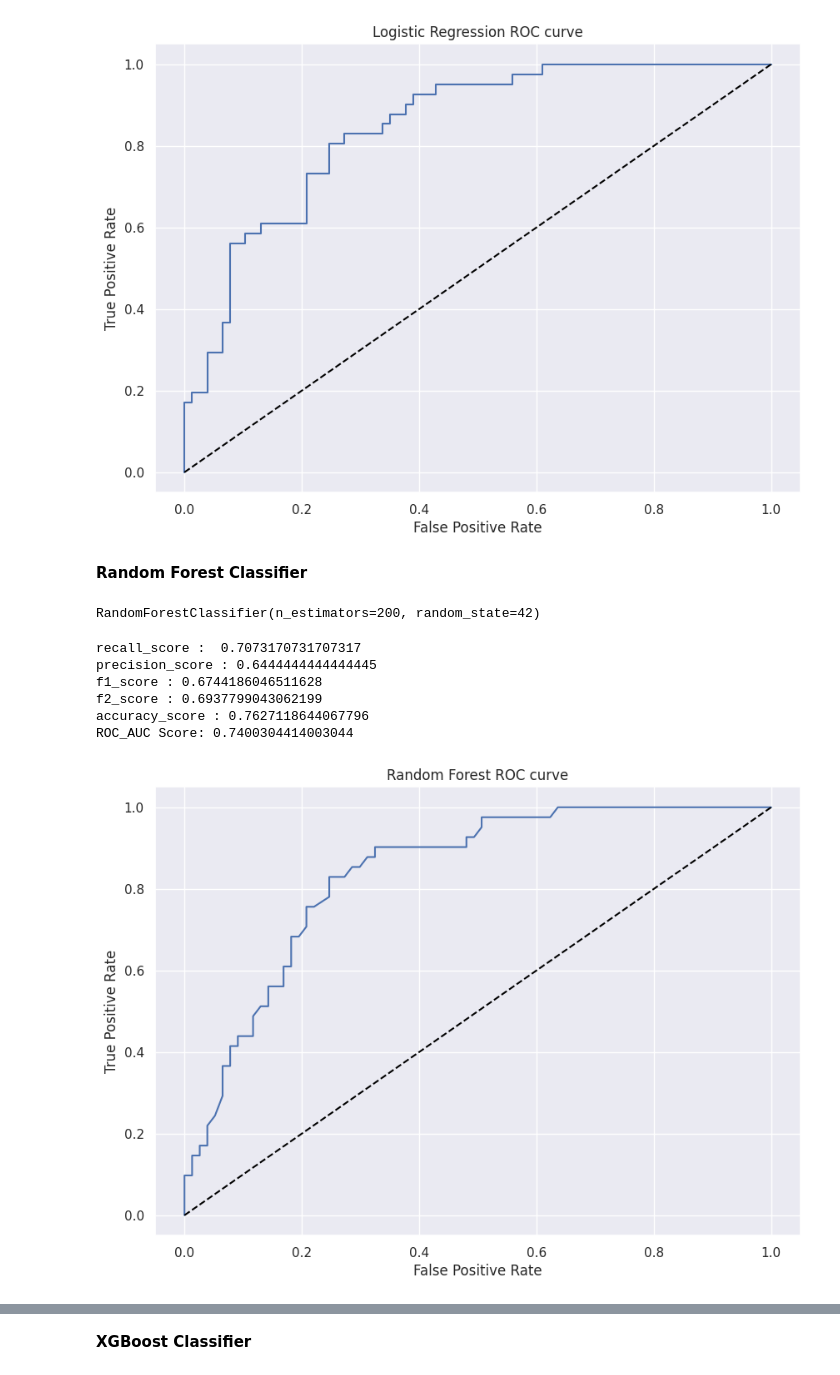
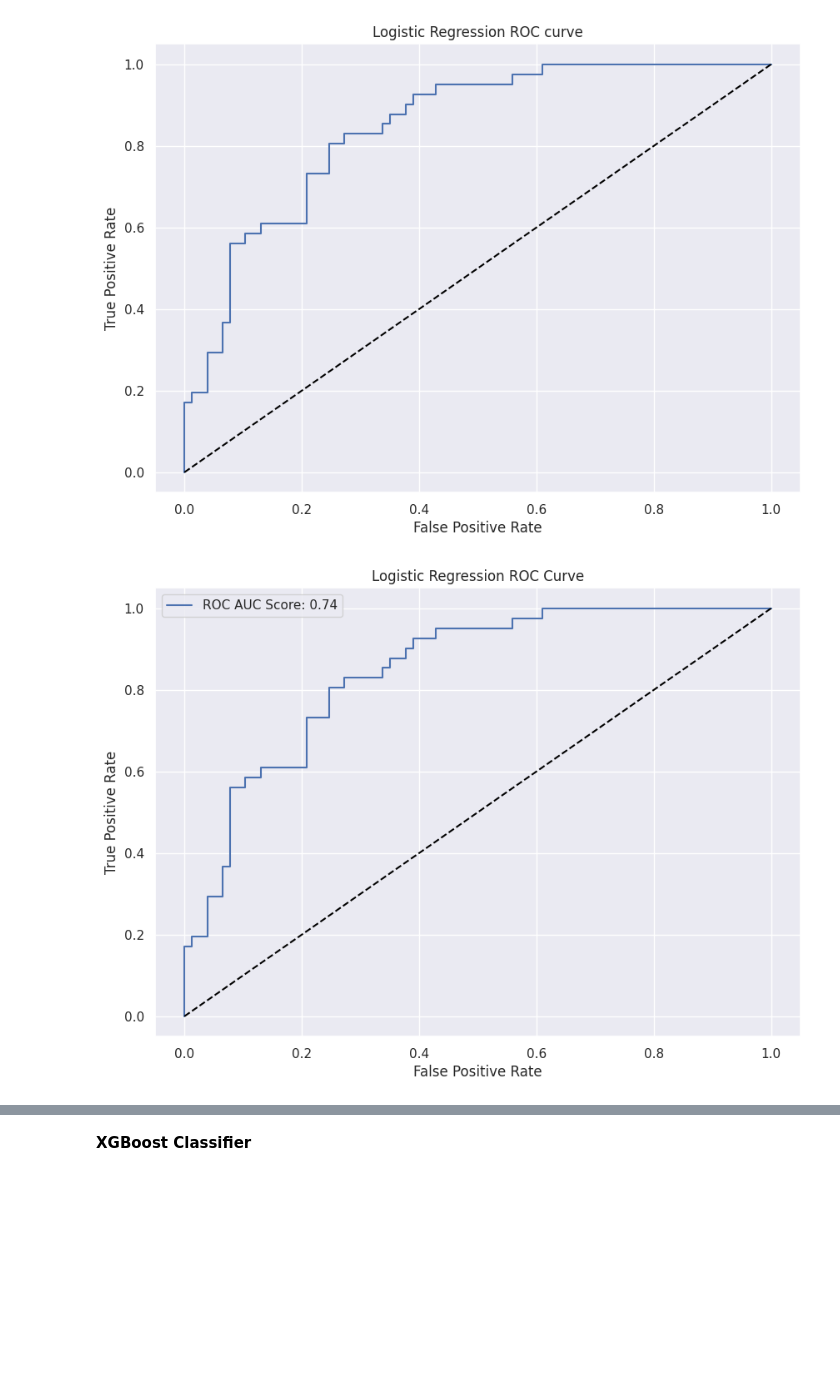
Before and after one commit to sparkysparo/Machine-Learning-for-Early-Prediction-Detection-and-Monitoring-of-Sepsis-in-A-E-and-ICU, a Jupyter notebook: Project_MSC_Machine_Learning_for_Early_Prediction,Detection_and_Monitoring_of_Sepsis_in_A&E_and_ICU_Settings.ipynb, the cells around one changed output, grey strips where cells are left out. Drawn from its saved outputs; the diff is of its cells as text; code cells hidden in the pictures; blank space fills up the shorter version.

```diff
--- a/Project_MSC_Machine_Learning_for_Early_Prediction,Detection_and_Monitoring_of_Sepsis_in_A&E_and_ICU_Settings.ipynb
+++ b/Project_MSC_Machine_Learning_for_Early_Prediction,Detection_and_Monitoring_of_Sepsis_in_A&E_and_ICU_Settings.ipynb
@@ -1189,5 +1166,3 @@ plt.plot((0,1), linestyle="--",color='black')
 plt.show()
 # %% [output]
 [figure]
-# %% [markdown]
-**Random Forest Classifier**
@@ -1197,4 +1168,0 @@ rf_model = RandomForestClassifier(n_estimators=200, random_state=42)
-# %%
-rf_model.fit(X_train, y_train)
-# %% [output]
-RandomForestClassifier(n_estimators=200, random_state=42)
@@ -1205,40 +1169,13 @@ rf_proba= rf_model.predict_proba(X_test)[:,1]
-# %%
-# model evaluation
-r_rf=  recall_score(y_test, rf_pred)
-print("recall_score : ", r_rf)
-
-p_rf= precision_score(y_test, rf_pred)
-print("precision_score :",p_rf)
-
-f1_rf= f1_score(y_test, rf_pred)
-print("f1_score :", f1_rf)
-
-
-f2_rf = fbeta_score(y_test, rf_pred, beta=2, average='binary')
-print("f2_score :", f2_rf)
-
-A_rf= accuracy_score(y_test, rf_pred)
-print("accuracy_score :",A_rf)
-
-acu_rf = roc_auc_score(rf_pred, y_test)
-print("ROC_AUC Score:",acu_rf)
-# %% [output]
-recall_score :  0.7073170731707317
-precision_score : 0.6444444444444445
-f1_score : 0.6744186046511628
-f2_score : 0.6937799043062199
-accuracy_score : 0.7627118644067796
-ROC_AUC Score: 0.7400304414003044
 # %%
-# plot the model evaluation
-fig, ax = plt.subplots(figsize=(10,7))
-fpr, tpr, _ = roc_curve(y_test, rf_proba)
-
-plt.title('Random Forest ROC curve')
+# Step 5: Plot ROC Curve
+fpr, tpr, _ = roc_curve(y_test, prob)
+plt.figure(figsize=(10, 7))
+plt.title('Logistic Regression ROC Curve')
 plt.xlabel("False Positive Rate")
 plt.ylabel("True Positive Rate")
-plt.plot(fpr,tpr)
-plt.plot((0,1), linestyle="--",color='black')
+plt.plot(fpr, tpr, label=f'ROC AUC Score: {acu_lgt:.2f}')
+plt.plot([0, 1], [0, 1], linestyle="--", color='black')
+plt.legend()
 plt.show()
 # %% [output]
-[figure, old version]
+[figure, new version]
```
Also changed, not shown: parts of 57 cells of this notebook.
